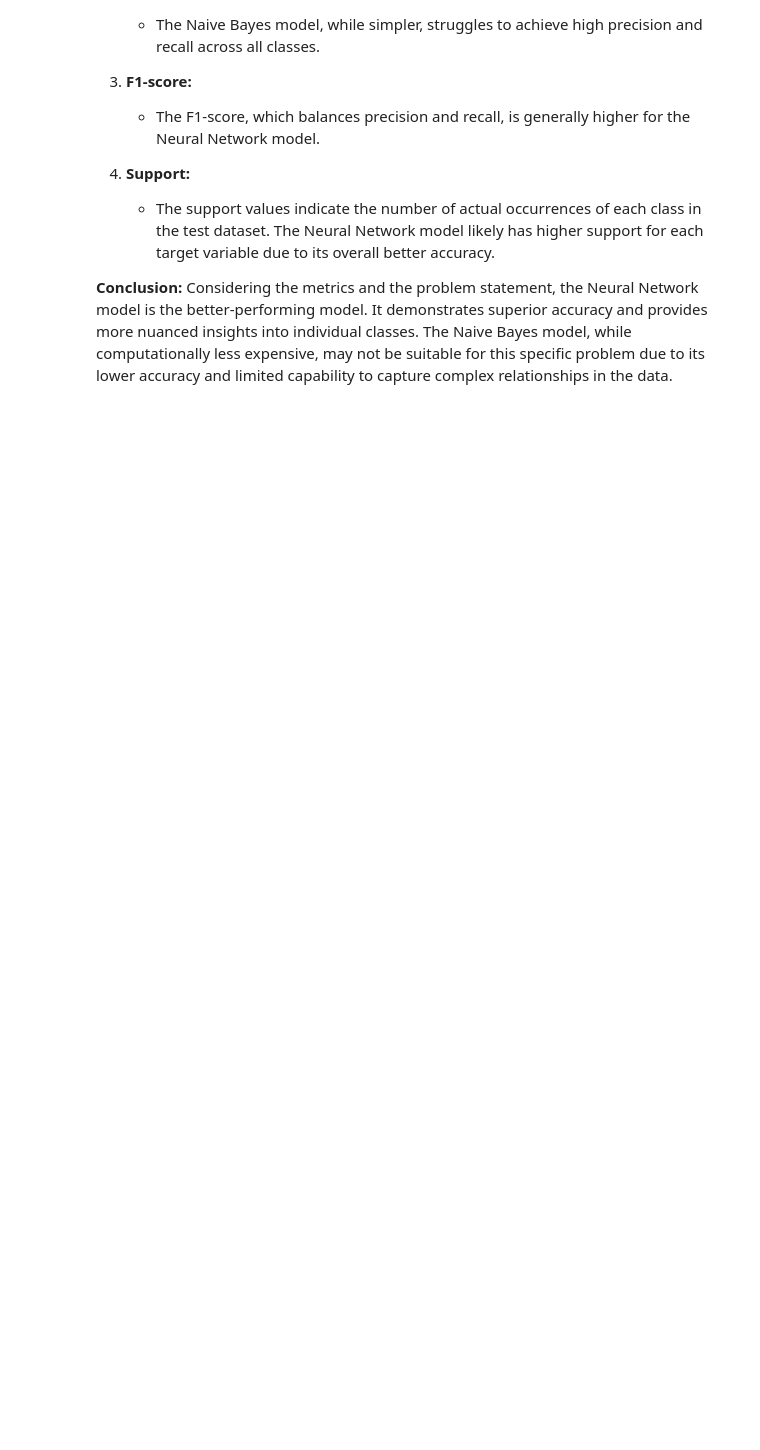
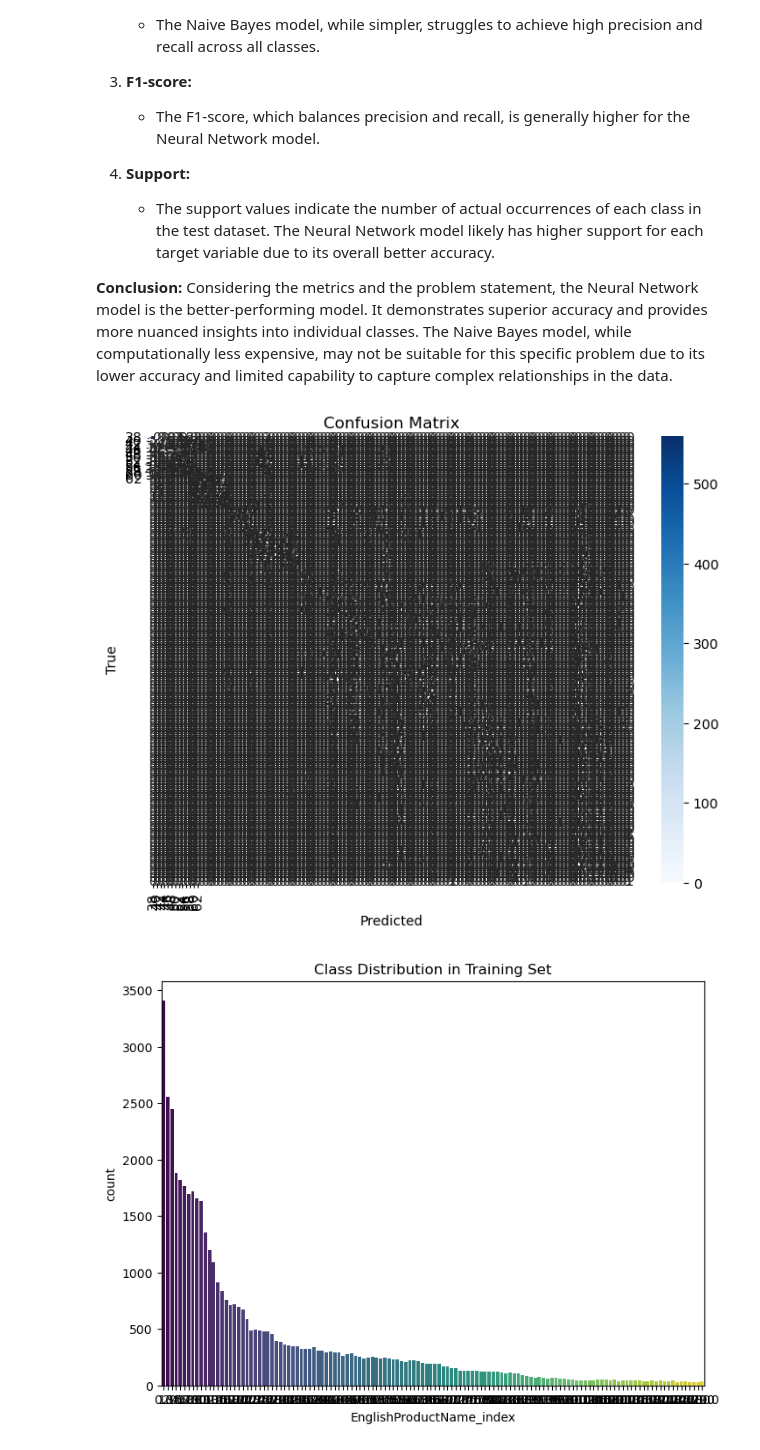
Before and after one commit to robertnesterodhiambo/MachineLEarning-School, a Jupyter notebook: dimanalysis3.ipynb, the cells around one changed output. Cells and saved outputs as stored; diff of their text form; code cells hidden in the pictures; blank space fills up the shorter version.

```diff
--- a/dimanalysis3.ipynb
+++ b/dimanalysis3.ipynb
@@ -845,18 +905,3 @@ Classification Report:
     accuracy                           0.34     12080
    macro avg       0.20      0.15      0.13     12080
 weighted avg       0.44      0.34      0.35     12080
-# %%
-import matplotlib.pyplot as plt
-import seaborn as sns
-from sklearn.metrics import confusion_matrix
-
-# Create a confusion matrix
-cm = confusion_matrix(y_test, predictions)
-
-# Plot the confusion matrix using seaborn
-plt.figure(figsize=(8, 6))
-sns.heatmap(cm, annot=True, fmt='d', cmap='Blues', xticklabels=le.classes_, yticklabels=le.classes_)
-plt.title('Confusion Matrix')
-plt.xlabel('Predicted')
-plt.ylabel('Actual')
-plt.show()
@@ -896,3 +939,65 @@ Let's compare the Neural Network model and the Naive Bayes model based on their
 
 **Conclusion:**
 Considering the metrics and the problem statement, the Neural Network model is the better-performing model. It demonstrates superior accuracy and provides more nuanced insights into individual classes. The Naive Bayes model, while computationally less expensive, may not be suitable for this specific problem due to its lower accuracy and limited capability to capture complex relationships in the data.
+# %%
+import matplotlib.pyplot as plt
+import seaborn as sns
+from sklearn.metrics import confusion_matrix, roc_curve, auc
+from sklearn.preprocessing import label_binarize
+
+# Function to plot confusion matrix heatmap
+def plot_confusion_matrix(y_true, y_pred, classes, title='Confusion Matrix'):
+    cm = confusion_matrix(y_true, y_pred)
+    plt.figure(figsize=(8, 6))
+    sns.heatmap(cm, annot=True, fmt='d', cmap='Blues', xticklabels=classes, yticklabels=classes)
+    plt.xlabel('Predicted')
+    plt.ylabel('True')
+    plt.title(title)
+    plt.show()
+
+# Plot confusion matrix
+plot_confusion_matrix(y_test, predictions, label_encoder.classes_, title='Confusion Matrix')
+
+# Plot class distribution
+plt.figure(figsize=(8, 6))
+sns.countplot(x=y_train, palette='viridis')
+plt.title('Class Distribution in Training Set')
+plt.show()
+
+plt.figure(figsize=(8, 6))
+sns.countplot(x=y_test, palette='viridis')
+plt.title('Class Distribution in Testing Set')
+plt.show()
+
+# ROC Curve and AUC (for multiclass, use One-vs-Rest strategy)
+if hasattr(nb, 'predict_proba'):
+    y_score = nb.predict_proba(X_test)
+    n_classes = len(label_encoder.classes_)
+
+    # Binarize the output
+    y_test_bin = label_binarize(y_test, classes=label_encoder.classes_)
+
+    # Compute ROC curve and ROC area for each class
+    fpr = dict()
+    tpr = dict()
+    roc_auc = dict()
+
+    for i in range(n_classes):
+        fpr[i], tpr[i], _ = roc_curve(y_test_bin[:, i], y_score[:, i])
+        roc_auc[i] = auc(fpr[i], tpr[i])
+
+    # Plot ROC curves
+    plt.figure(figsize=(8, 6))
+    colors = sns.color_palette("husl", n_classes)
+    for i, color in zip(range(n_classes), colors):
+        plt.plot(fpr[i], tpr[i], color=color, lw=2, label=f'ROC Curve (AUC = {roc_auc[i]:.2f}) for Class {i}')
+
+    plt.plot([0, 1], [0, 1], color='navy', lw=2, linestyle='--')
+    plt.xlabel('False Positive Rate')
+    plt.ylabel('True Positive Rate')
+    plt.title('Receiver Operating Characteristic (ROC) Curve')
+    plt.legend(loc='lower right')
+    plt.show()
+# %% [output]
+[figure, added]
+[figure, added]
```
Also changed, not shown: parts of 7 cells of this notebook, 2 other files.
